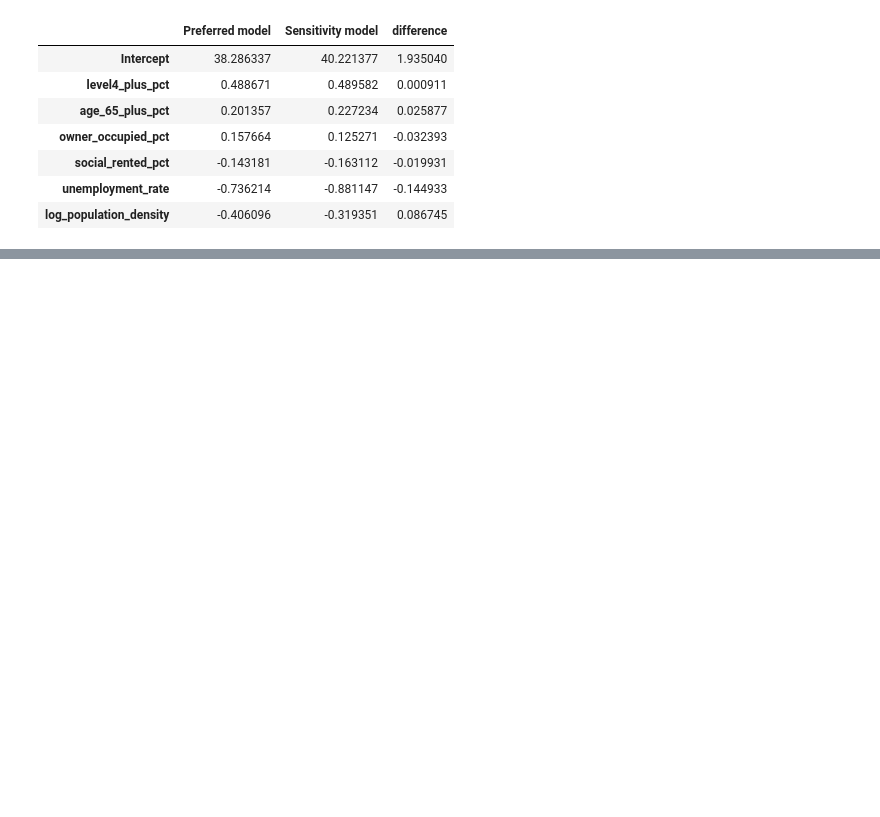
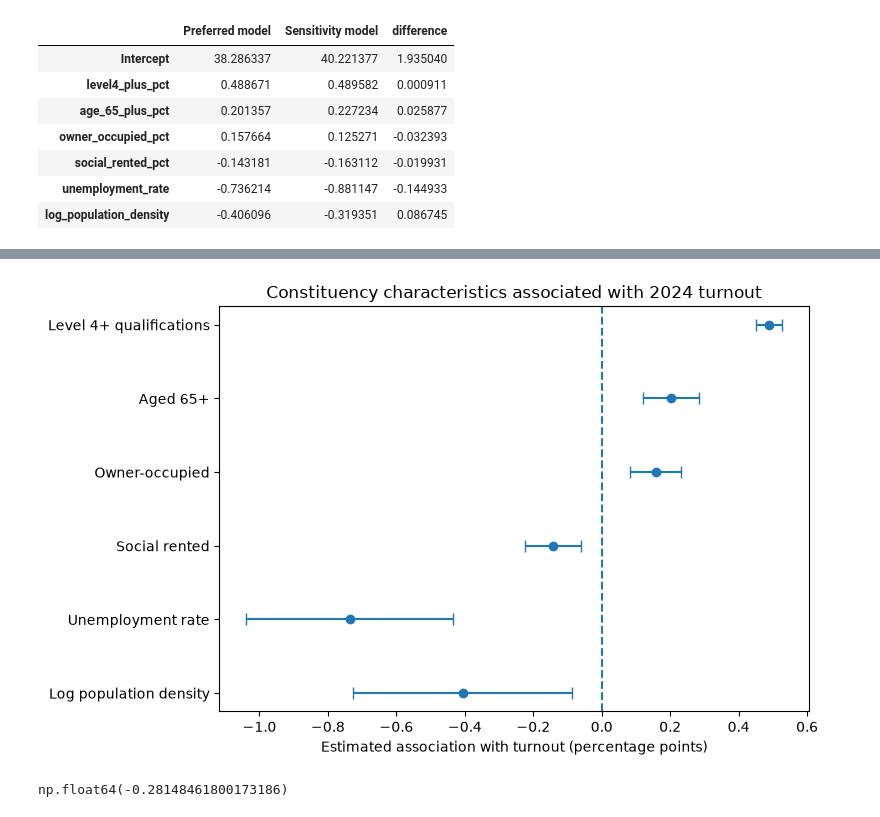
Before and after one commit to mjcurr2001/uk-turnout-analysis, a Jupyter notebook: notebooks/NB04_regression_analysis.ipynb, the cells around one changed output, grey strips where cells are left out. Drawn from its saved outputs; the diff is of its cells as text; code cells hidden in the pictures; blank space fills up the shorter version.

```diff
--- a/notebooks/NB04_regression_analysis.ipynb
+++ b/notebooks/NB04_regression_analysis.ipynb
@@ -484,0 +542,13 @@ coefficient_comparison["difference"] = (
+# %%
+confidence_intervals = reduced_model_hc3.conf_int()
+
+results_table = pd.DataFrame({
+    "variable": reduced_model.model.exog_names,
+    "coefficient": reduced_model_hc3.params,
+    "std_error": reduced_model_hc3.bse,
+    "p_value": reduced_model_hc3.pvalues,
+    "ci_lower": confidence_intervals[:, 0],
+    "ci_upper": confidence_intervals[:, 1]
+})
+
+results_table
@@ -484,0 +604,48 @@ coefficient_comparison["difference"] = (
+# %%
+plot_data = (
+    results_table[
+        results_table["variable"] != "Intercept"
+    ]
+    .copy()
+    .iloc[::-1]
+)
+
+fig, ax = plt.subplots(figsize=(8, 5))
+
+ax.errorbar(
+    plot_data["coefficient"],
+    plot_data["label"],
+    xerr=[
+        plot_data["coefficient"] - plot_data["ci_lower"],
+        plot_data["ci_upper"] - plot_data["coefficient"]
+    ],
+    fmt="o",
+    capsize=4
+)
+
+ax.axvline(0, linestyle="--")
+
+ax.set_xlabel("Estimated association with turnout (percentage points)")
+ax.set_ylabel("")
+ax.set_title("Constituency characteristics associated with 2024 turnout")
+
+plt.tight_layout()
+
+plt.savefig(
+    "../figures/regression_coefficients.png",
+    dpi=300,
+    bbox_inches="tight"
+)
+
+plt.show()
+# %% [output]
+[figure, added]
+# %%
+density_doubling_effect = (
+    reduced_model.params["log_population_density"]
+    * np.log(2)
+)
+
+density_doubling_effect
+# %% [output]
+np.float64(-0.28148461800173186)
```
Also changed, not shown: parts of 19 cells of this notebook, 12 other files.
